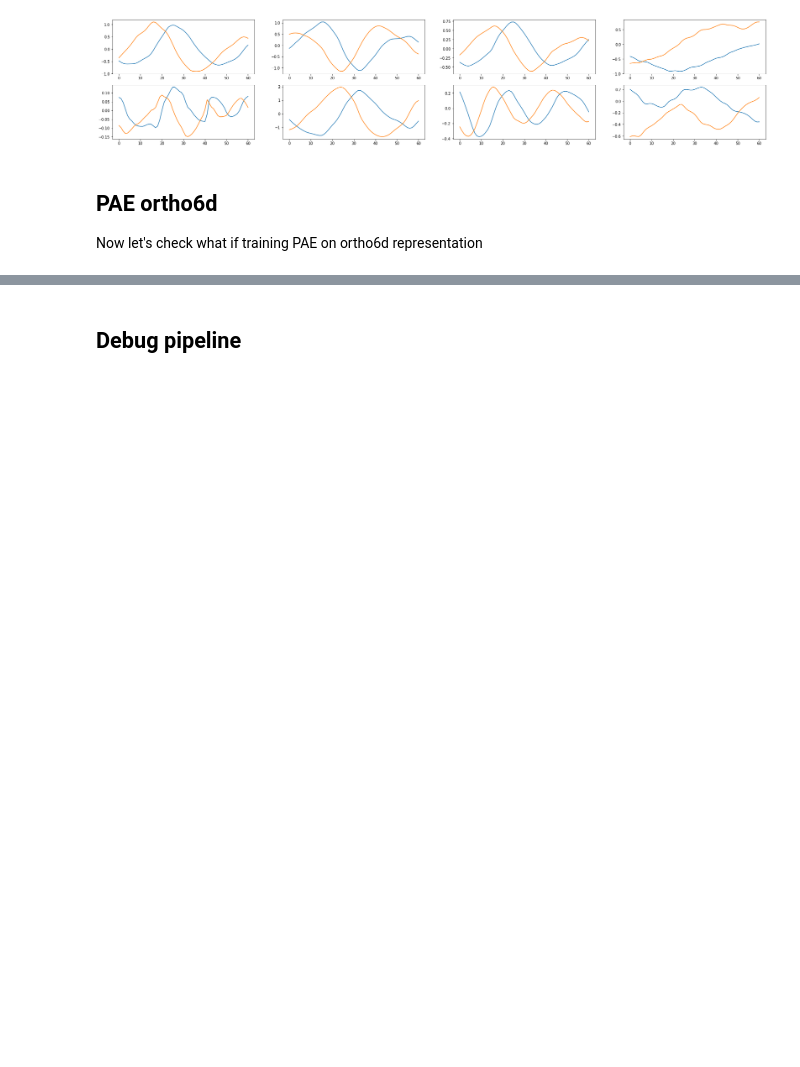
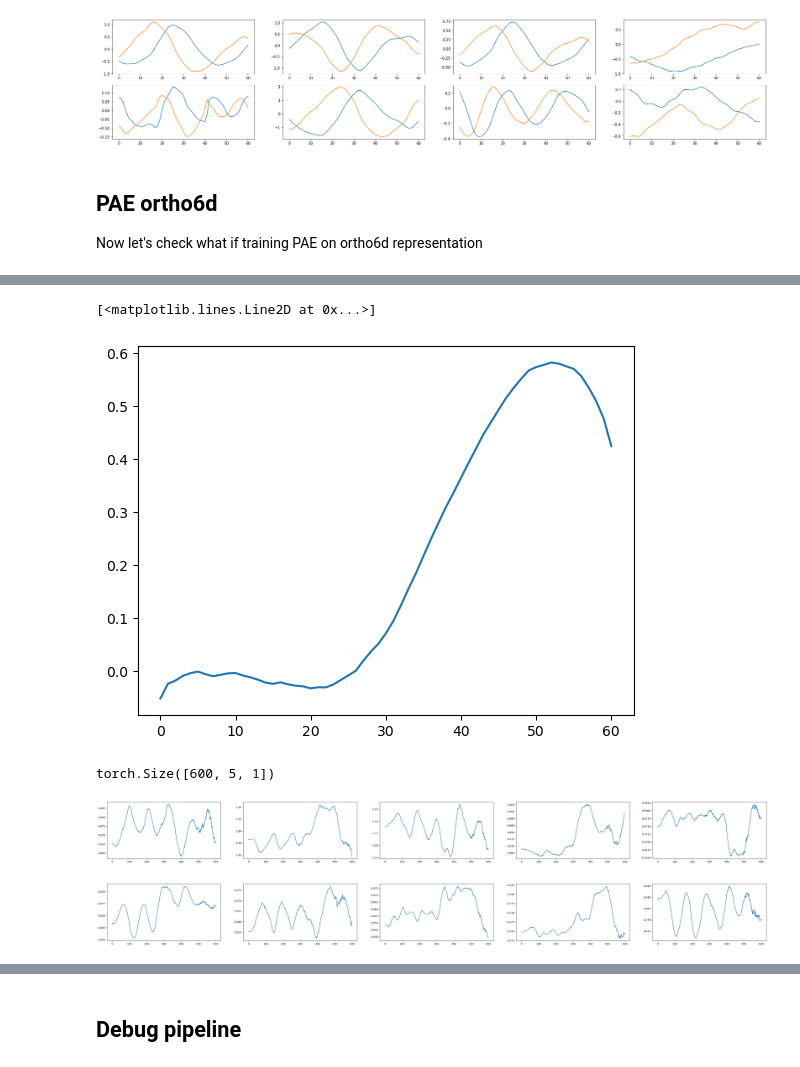
Before and after one commit to FineMotion/GENEA_2023, a Jupyter notebook: PAE.ipynb, the cells around one changed output, grey strips where cells are left out. Drawn from its saved outputs; the diff is of its cells as text; code cells hidden in the pictures; blank space fills up the shorter version.

```diff
--- a/PAE.ipynb
+++ b/PAE.ipynb
@@ -668,0 +719,5 @@ checkpoint_path = 'results/pae_ortho6d/epoch=146-step=585501.ckpt'
+# %%
+plt.plot(y[30, :, -3].detach().numpy())
+# %% [output]
+[<matplotlib.lines.Line2D at 0x...>]
+[figure, added]
@@ -668,0 +726,18 @@ checkpoint_path = 'results/pae_ortho6d/epoch=146-step=585501.ckpt'
+# %%
+f.shape
+# %% [output]
+torch.Size([600, 5, 1])
+# %%
+fig = plt.figure(figsize=(46,4))
+for i in range(f.shape[1]):
+    ax = fig.add_subplot(1, f.shape[1], i+1)
+    ax.plot(f.squeeze(2).detach().numpy()[:, i])
+# %% [output]
+[figure, added]
+# %%
+fig = plt.figure(figsize=(46,4))
+for i in range(p.shape[1]):
+    ax = fig.add_subplot(1, p.shape[1], i+1)
+    ax.plot(p.squeeze(2).detach().numpy()[:, i])
+# %% [output]
+[figure, added]
```
Also changed, not shown: parts of 15 cells of this notebook, 1 other file.
